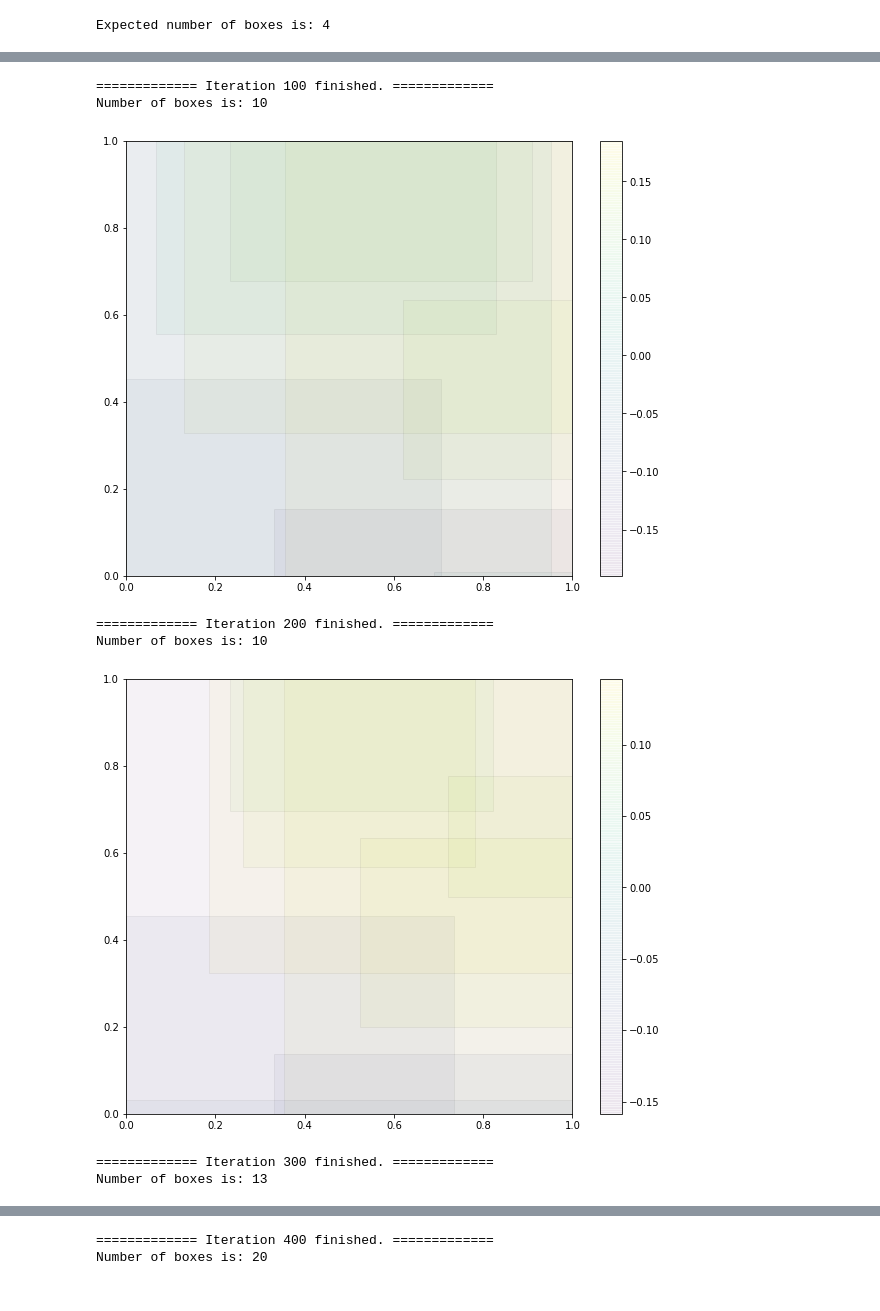
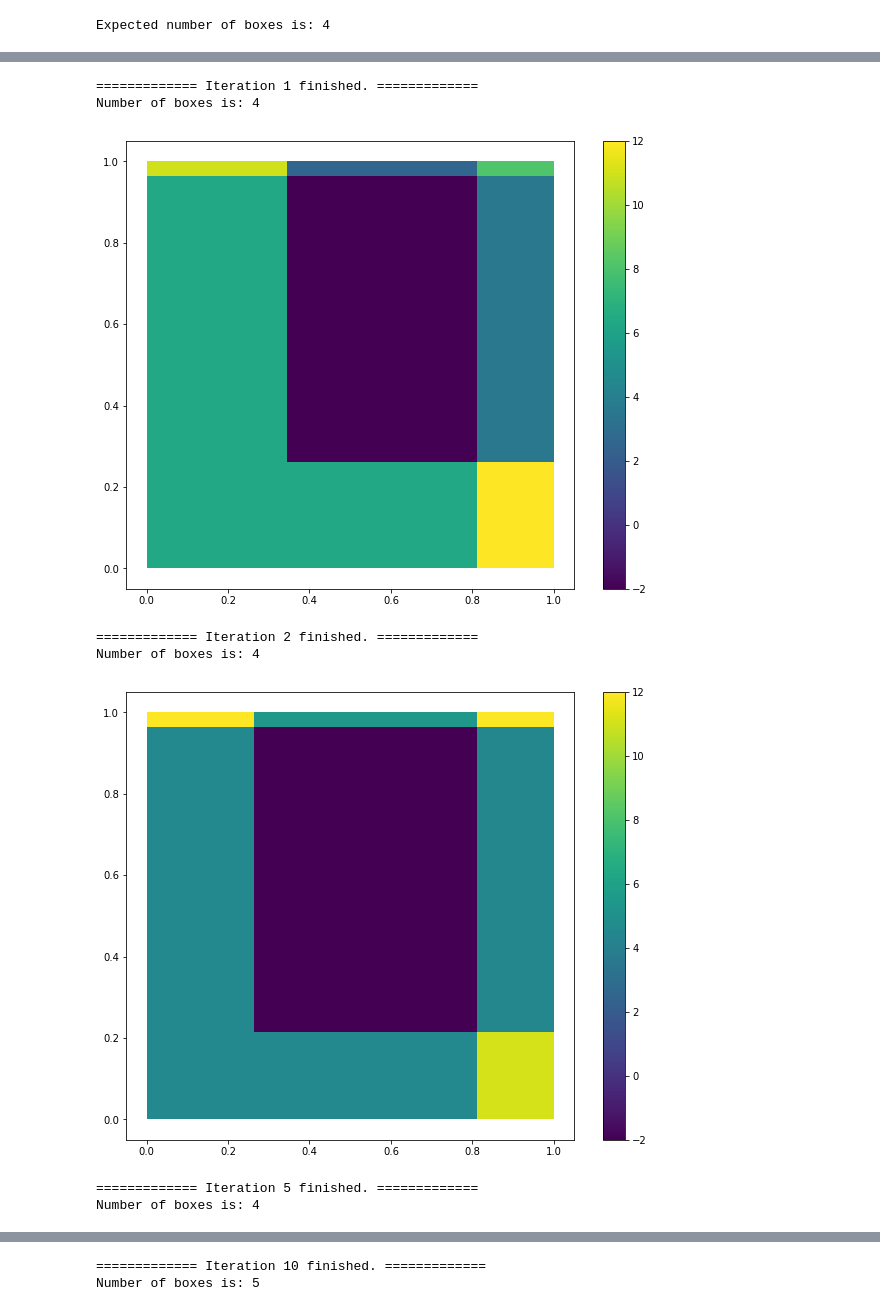
Before and after one commit to athon-millane/RBP, a Jupyter notebook: Github_RegressionTree_RBP_upload/toy_example.ipynb, the cells around one changed output, grey strips where cells are left out. Saved outputs shown, nothing was run; the diff lists cells and outputs as text; code cells hidden in the pictures.

Commit message:
Got patch colouring working properly with Geopandas.

```diff
--- a/Github_RegressionTree_RBP_upload/toy_example.ipynb
+++ b/Github_RegressionTree_RBP_upload/toy_example.ipynb
@@ -34,6 +41,6 @@ def Friedman_function_gen(dimNum,dataNum):
 # %%
 # parameters
-dataNum = 1000
+dataNum = 10000
 dimNum = 2
 lambdas = 2
 taus = 0.4
@@ -57,6 +68,6 @@ pd.Series(ydata).hist()
 # %%
 # Generate X and y training data (data)
-xdata, ydata = Friedman_function_gen(dimNum, dataNum)
+xdata, ydata = rastrigin(dimNum, dataNum)
 
 # Split the data into train and test with ratio 50/50
 train_test_ratio = 0.5 # the ratio of test data
@@ -80,6 +91,8 @@ RBP = PartitionPatch(dimLength, dataNum, taus, lambdas, np.mean(ydata_train), va
 # patchnum = int(taus * np.prod(1 + lambdas * dimLength))
 print('Expected number of boxes is: '+str(RBP.patchNum))
 
+IterationTime = 1000
+
 predicted_value_train_seq = np.zeros((IterationTime, len(ydata_train)))
 predicted_value_test_seq = np.zeros((IterationTime, len(ydata_test)))
 train_RMAE_seq = np.zeros(IterationTime)
@@ -179,28 +323,30 @@ array([[ True,  True, False, False],
 # %%
 for tt in range(IterationTime):
     RBP.Metropolis_Hastings_omegas(xdata_train, ydata_train)
     RBP.Metropolis_Hastings_A(xdata_train, ydata_train)
     RBP.hyperparameter_update(xdata_train, ydata_train, hyper_sigma_1, hyper_sigma_2)
     RBP.sample_patchNum(xdata_train, ydata_train)
 
     tvals_train = RBP.total_judge(xdata_train)
     predicted_value_train_seq[tt] = np.dot(tvals_train, RBP.omegas)
     tvals_test = RBP.total_judge(xdata_test)
     predicted_value_test_seq[tt] = np.dot(tvals_test, RBP.omegas)
 
     train_RMAE_seq[tt] = np.mean(abs(predicted_value_train_seq[tt]-ydata_train)*dd)
     test_RMAE_seq[tt] = np.mean(abs(predicted_value_test_seq[tt]-ydata_test)*dd)
     Numbox[tt] = RBP.patchNum
-    if np.mod(tt+1, 100)==0: # elementwise modulus operator
+    probes=[1,2,5,10,20,50,100,200,500,1000]
+#     if np.mod(tt+1, 100)==0: # elementwise modulus operator
+    if tt+1 in probes:
         print('============= Iteration '+str(tt+1) + ' finished. =============')
         print('Number of boxes is: '+ str(RBP.patchNum))
-        plot_patches()
+        plot_partitions()
 # %% [output]
-============= Iteration 100 finished. =============
-Number of boxes is: 10
+============= Iteration 1 finished. =============
+Number of boxes is: 4
-[figure, old version]
+[figure, new version]
-============= Iteration 200 finished. =============
-Number of boxes is: 10
+============= Iteration 2 finished. =============
+Number of boxes is: 4
-[figure, old version]
+[figure, new version]
-============= Iteration 300 finished. =============
-Number of boxes is: 13
+============= Iteration 5 finished. =============
+Number of boxes is: 4
@@ -208,2 +354,2 @@ Number of boxes is: 13
-============= Iteration 400 finished. =============
-Number of boxes is: 20
+============= Iteration 10 finished. =============
+Number of boxes is: 5
```
Also changed, not shown: parts of 16 cells of this notebook.
